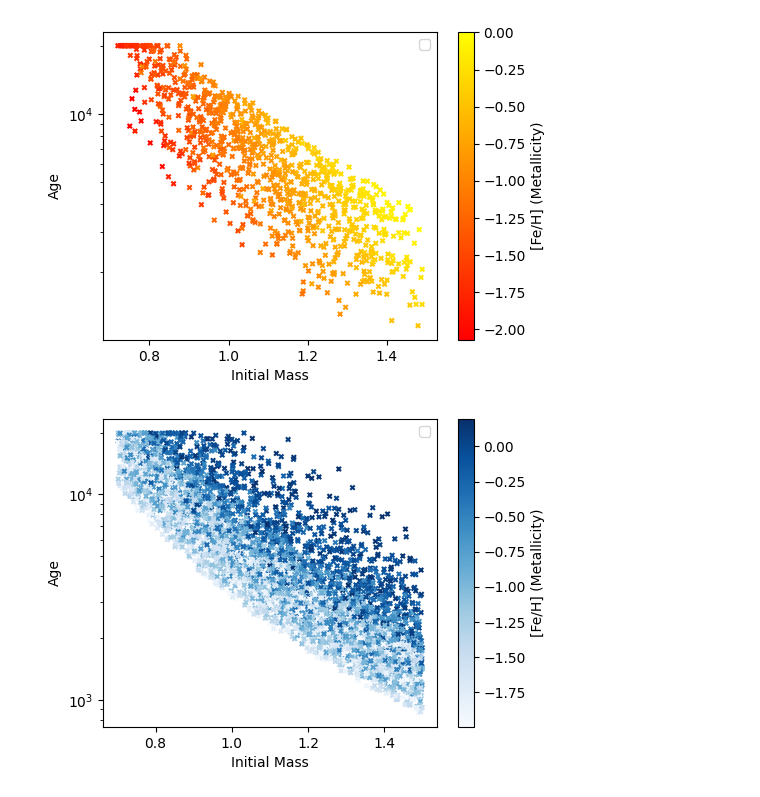
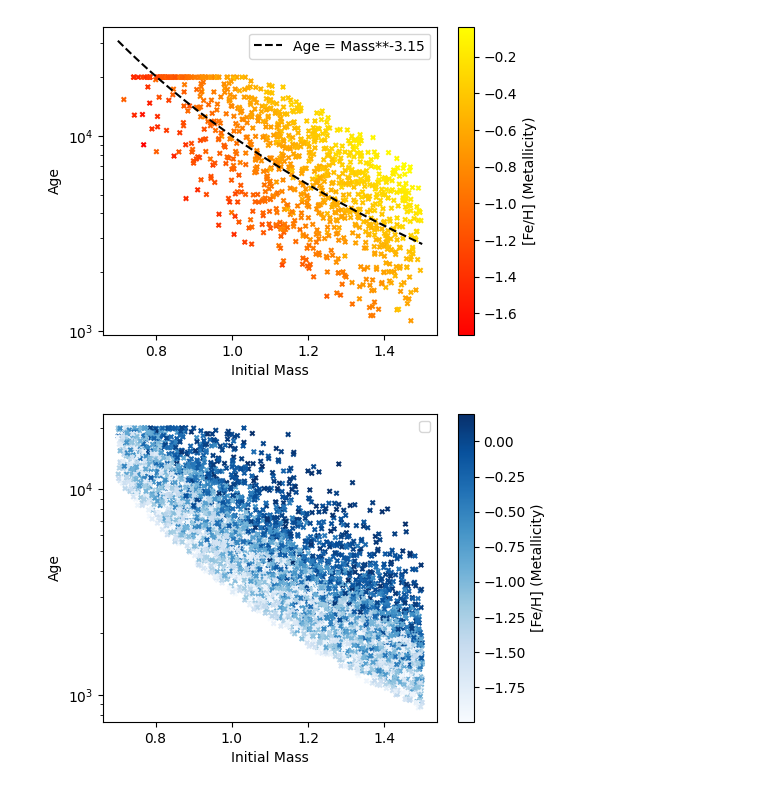
Before and after one commit to ruddock321/y4project, a Jupyter notebook: HBM stuff/age_prior.ipynb, the cells around one changed output. Cells and saved outputs as stored; diff of their text form; code cells hidden in the pictures.

```diff
--- a/HBM stuff/age_prior.ipynb
+++ b/HBM stuff/age_prior.ipynb
@@ -43,23 +43,23 @@ with h5py.File(garstec_data, 'r') as hdf:
 def model():
     # Sample initial mass from Beta distribution and transform
     massini = numpyro.deterministic("massini",
-                                  0.8 * numpyro.sample("massini_s", dist.Beta(2, 2)) + 0.7)
+                                  0.8 * numpyro.sample("massini_s", dist.Beta(2.25, 1.5)) + 0.7)
 
     # Sample tau parameter from Beta distribution and transform
     tau_hat = numpyro.deterministic("tau_hat",
-                                   4 * numpyro.sample("tau_hat_s", dist.Beta(1.5, 1.5)) + 1)
+                                   8 * numpyro.sample("tau_hat_s", dist.Beta(1.25, 2)) + 1)
 
-    fehini = numpyro.deterministic("fehini", 1 * numpyro.sample("fehini_s", dist.Beta(10, 1)))
+    fehini = numpyro.deterministic("fehini", 0.95 * numpyro.sample("fehini_s", dist.Beta(10, 1)))
 
     # Calculate intermediate tau value
-    tau_ms = (2700) * (massini**-3.15)
+    tau_ms = (3000) * (massini**-3.15)
 
     # Calculate final age
     #age = numpyro.deterministic("Age", tau_hat * tau_ms)
 
     age = numpyro.deterministic("Age", jnp.minimum(tau_hat * tau_ms, 20000))
 
-    tau_feh = 9 * jnp.log10(massini) + 1 * jnp.log10(age/(2*10**3)) - 1.75
+    tau_feh = 7 * jnp.log10(massini) + 1 * jnp.log10(age/(2*10**3)) - 1.75
 
     feh = numpyro.deterministic("feh", tau_feh * fehini)
 
@@ -78,34 +78,34 @@ posterior_samples = mcmc.get_samples()
 # %%
 import arviz as az
 
 trace = az.from_numpyro(mcmc)
 
 ages_samples = trace.posterior['Age'].values.flatten()
 mass_samples = trace.posterior['massini'].values.flatten()
 fehini_samples = trace.posterior['feh'].values.flatten()
 
 x = np.linspace(0.7, 1.5, 100)
-tau = (5985) * (x**-3.15)
+tau = (10000) * (x**-3.15)
 
 plt.figure(figsize=(5.4, 4))
 
 # Scatter plot with fehini_samples mapped to color
 sc = plt.scatter(mass_samples, ages_samples, c=fehini_samples, cmap='autumn', marker='x', s=10)
 
 plt.yscale('log')  # Log scale for y-axis
 plt.xlabel("Initial Mass")
 plt.ylabel("Age")
 
 # Add a colorbar to show fehini values
 cbar = plt.colorbar(sc)
 cbar.set_label("[Fe/H] (Metallicity)")
 
-#plt.plot(x, tau, 'k', label='Age = Mass**-3.15', ls='--')
+plt.plot(x, tau, 'k', label='Age = Mass**-3.15', ls='--')
 
 plt.legend()
 plt.show()
 # %% [output]
-[figure, old version]
+[figure, new version]
 # %%
 plt.figure(figsize=(5.4, 4))
 
```
Also changed, not shown: parts of 2 cells of this notebook, 7 other files.
